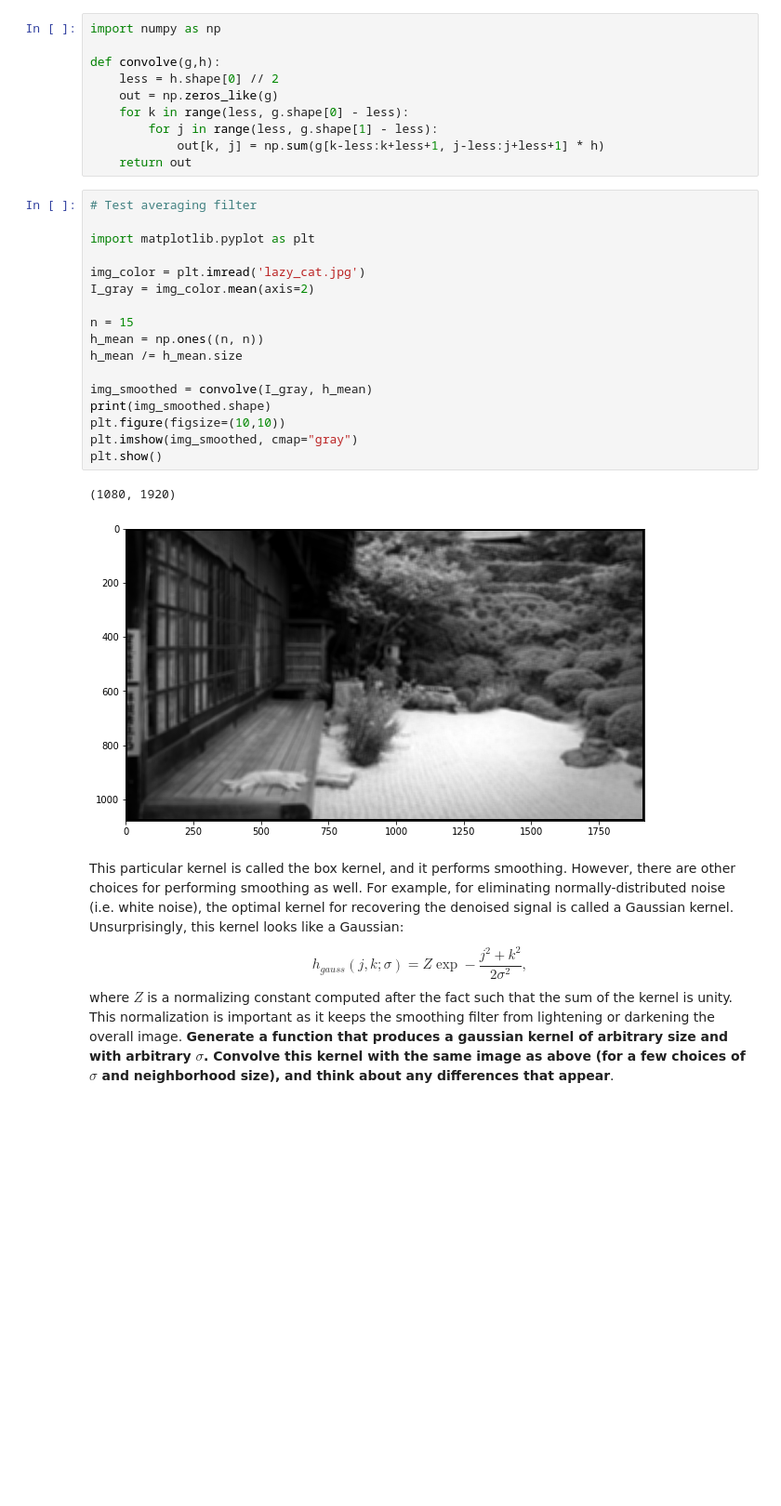
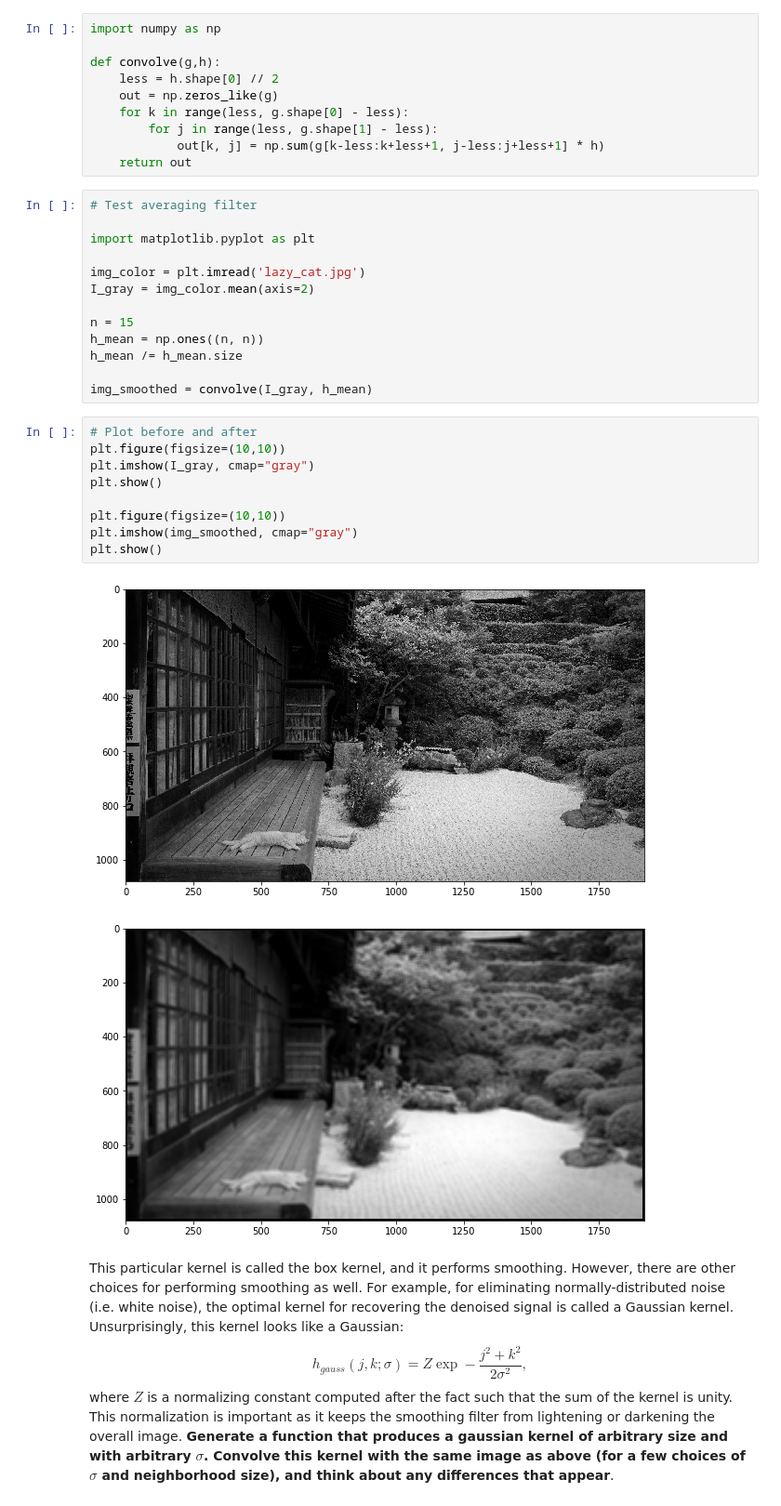
Before and after one commit to fbunt/190201_convolution_and_filtering, a Jupyter notebook: convolution.ipynb, the cells around one changed output. Shown: that part at 93% size. Drawn from its saved outputs; the diff is of its cells as text; blank space fills up the shorter version.

Commit message:
Move plotting to it's own cell to avoid recomputing conv

```diff
--- a/convolution.ipynb
+++ b/convolution.ipynb
@@ -42,13 +42,18 @@ h_mean = np.ones((n, n))
 h_mean /= h_mean.size
 
 img_smoothed = convolve(I_gray, h_mean)
-print(img_smoothed.shape)
-plt.figure(figsize=(10,10))
-plt.imshow(img_smoothed, cmap="gray")
-plt.show()
-# %% [output]
-(1080, 1920)
-[figure, removed]
+# %%
+# Plot before and after
+plt.figure(figsize=(10,10))
+plt.imshow(I_gray, cmap="gray")
+plt.show()
+
+plt.figure(figsize=(10,10))
+plt.imshow(img_smoothed, cmap="gray")
+plt.show()
+# %% [output]
+[figure, added]
+[figure, added]
 # %% [markdown]
 This particular kernel is called the box kernel, and it performs smoothing.  However, there are other choices for performing smoothing as well.  For example, for eliminating normally-distributed noise (i.e. white noise), the optimal kernel for recovering the denoised signal is called a Gaussian kernel.  Unsurprisingly, this kernel looks like a Gaussian:
 $$
```
